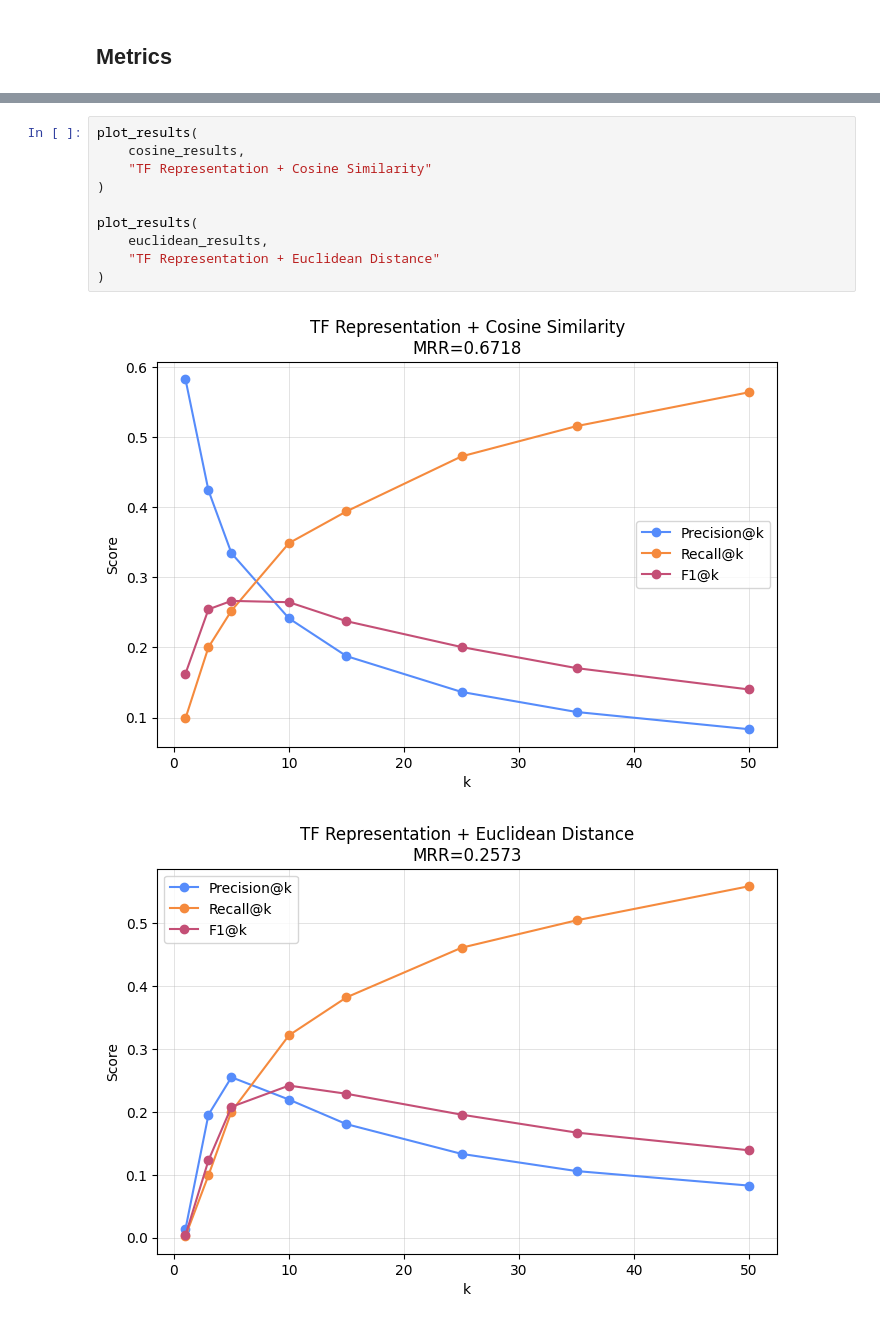
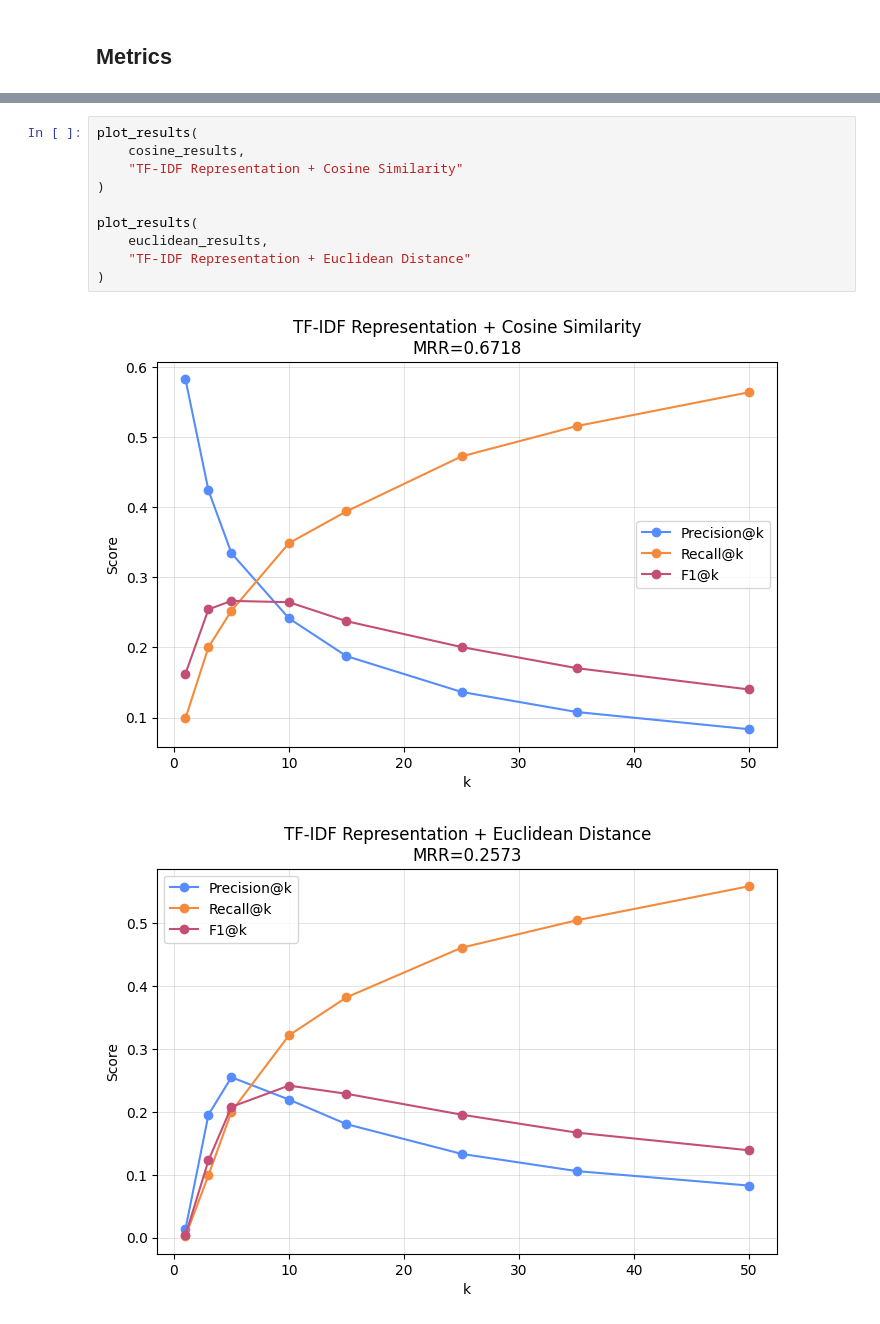
Before and after one commit to TarasHamkalo/on-web-data-mining, a Jupyter notebook: 05/notebooks/main.ipynb, the cells around one changed output, grey strips where cells are left out. Cells and saved outputs as stored; diff of their text form.

```diff
--- a/05/notebooks/main.ipynb
+++ b/05/notebooks/main.ipynb
@@ -423,13 +424,13 @@ TF + Euclidean MRR: 0.2573499398556413
 # %%
 plot_results(
     cosine_results,
-    "TF Representation + Cosine Similarity"
+    "TF-IDF Representation + Cosine Similarity"
 )
 
 plot_results(
     euclidean_results,
-    "TF Representation + Euclidean Distance"
+    "TF-IDF Representation + Euclidean Distance"
 )
 # %% [output]
-[figure, old version]
+[figure, new version]
-[figure, old version]
+[figure, new version]
```
Also changed, not shown: parts of 12 cells of this notebook, 1 other file.
